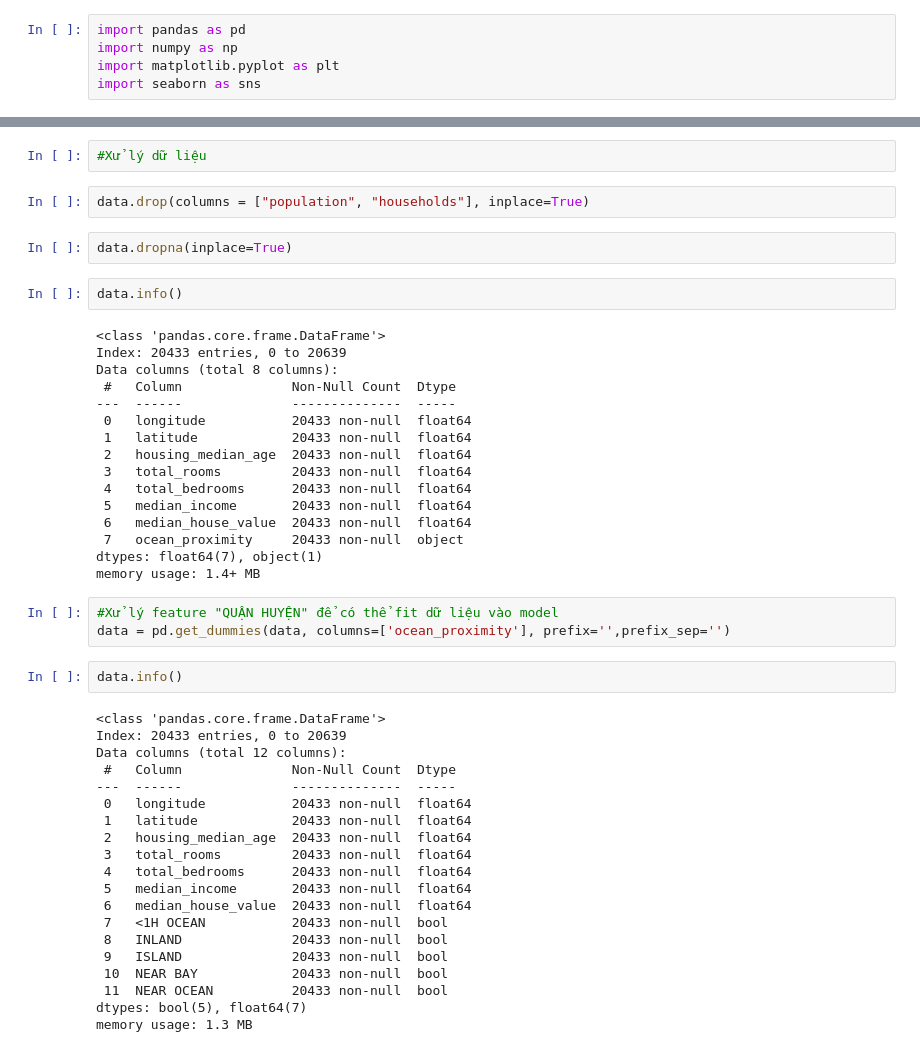
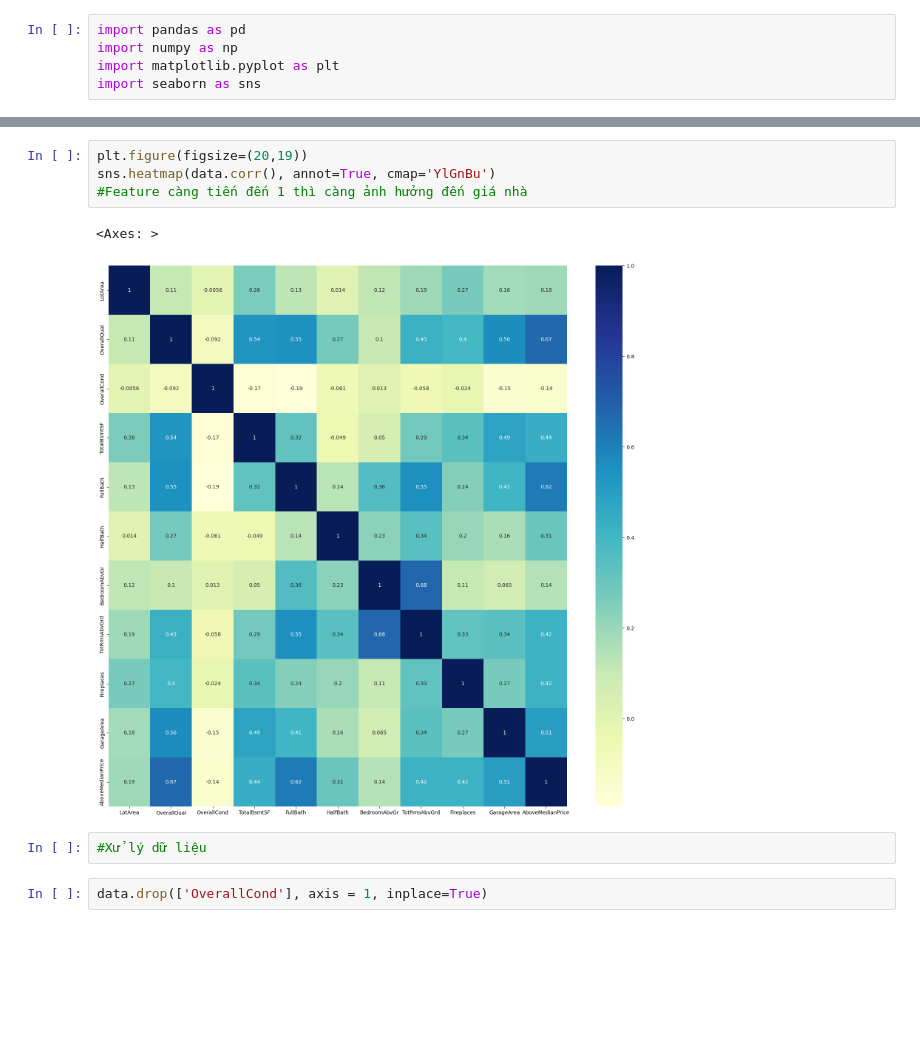
Before and after one commit to TerryNguyen1403/Data-Mining, a Jupyter notebook: RandomForest.ipynb, the cells around one changed output, grey strips where cells are left out. Saved outputs shown, nothing was run; the diff lists cells and outputs as text; blank space fills up the shorter version.

```diff
--- a/RandomForest.ipynb
+++ b/RandomForest.ipynb
@@ -42,49 +46,11 @@ array([[<Axes: title={'center': 'longitude'}>,
+# %%
+plt.figure(figsize=(20,19))
+sns.heatmap(data.corr(), annot=True, cmap='YlGnBu')
+#Feature càng tiến đến 1 thì càng ảnh hưởng đến giá nhà
+# %% [output]
+<Axes: >
+[figure, new version]
 # %%
 #Xử lý dữ liệu
-# %%
-data.drop(columns = ["population", "households"], inplace=True)
-# %%
-data.dropna(inplace=True)
-# %%
-data.info()
-# %% [output]
-<class 'pandas.core.frame.DataFrame'>
-Index: 20433 entries, 0 to 20639
-Data columns (total 8 columns):
- #   Column              Non-Null Count  Dtype
----  ------              --------------  -----
- 0   longitude           20433 non-null  float64
- 1   latitude            20433 non-null  float64
- 2   housing_median_age  20433 non-null  float64
- 3   total_rooms         20433 non-null  float64
- 4   total_bedrooms      20433 non-null  float64
- 5   median_income       20433 non-null  float64
- 6   median_house_value  20433 non-null  float64
- 7   ocean_proximity     20433 non-null  object
-dtypes: float64(7), object(1)
-memory usage: 1.4+ MB
-# %%
-#Xử lý feature "QUẬN HUYỆN" để có thể fit dữ liệu vào model
-data = pd.get_dummies(data, columns=['ocean_proximity'], prefix='',prefix_sep='')
-# %%
-data.info()
-# %% [output]
-<class 'pandas.core.frame.DataFrame'>
-Index: 20433 entries, 0 to 20639
-Data columns (total 12 columns):
- #   Column              Non-Null Count  Dtype
----  ------              --------------  -----
- 0   longitude           20433 non-null  float64
- 1   latitude            20433 non-null  float64
- 2   housing_median_age  20433 non-null  float64
- 3   total_rooms         20433 non-null  float64
- 4   total_bedrooms      20433 non-null  float64
- 5   median_income       20433 non-null  float64
- 6   median_house_value  20433 non-null  float64
- 7   <1H OCEAN           20433 non-null  bool
- 8   INLAND              20433 non-null  bool
- 9   ISLAND              20433 non-null  bool
- 10  NEAR BAY            20433 non-null  bool
- 11  NEAR OCEAN          20433 non-null  bool
-dtypes: bool(5), float64(7)
-memory usage: 1.3 MB
+# %%
+data.drop(['OverallCond'], axis = 1, inplace=True)
```
Also changed, not shown: parts of 12 cells of this notebook, 1 other file.
